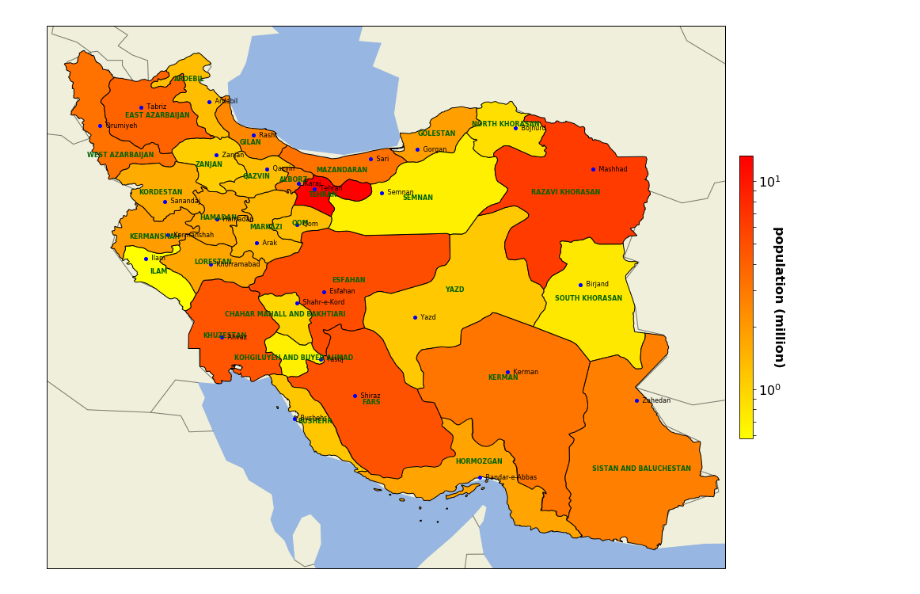
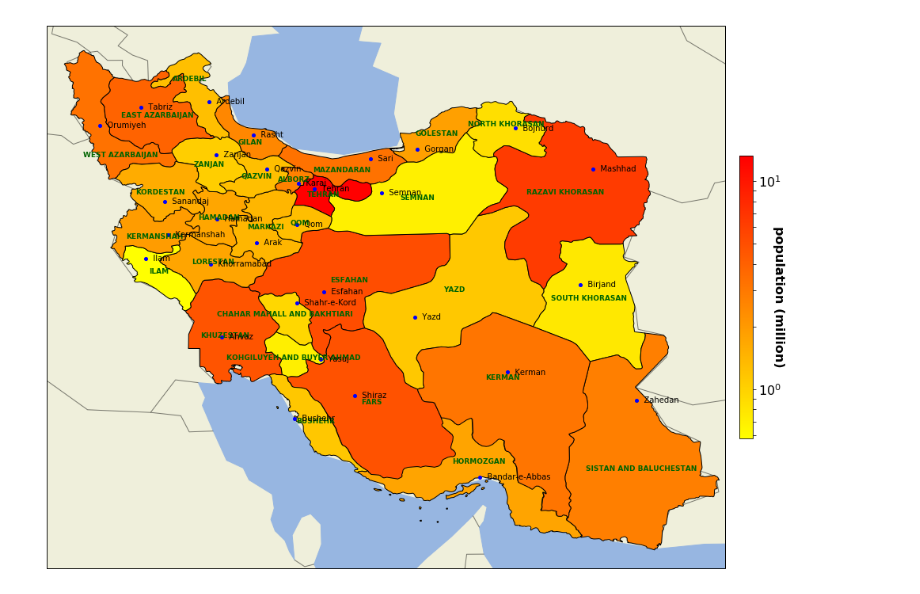
Before and after one commit to javadnoorb/iranmap, a Jupyter notebook: IranMap.ipynb, the cells around one changed output. Saved outputs shown, nothing was run; the diff lists cells and outputs as text; code cells hidden in the pictures.

```diff
--- a/IranMap.ipynb
+++ b/IranMap.ipynb
@@ -39,33 +39,33 @@ sm._A = []
 
 for province in provinces:
     if province.attributes['name'] in Capitals.index:
         provincecolor = sm.to_rgba(Capitals.loc[province.attributes['name'],'Pop-2016']/1e6)
     else:
         provincecolor = 'linen'
     ax.add_geometries(province.geometry, ccrs.PlateCarree(),
                       facecolor=provincecolor,edgecolor='black',
                       label=province.attributes['name'])
 
     pl.text(province.attributes['longitude'],
             province.attributes['latitude'],
             province.attributes['name'].upper(),
             color='darkgreen',ha='center',
-            va='center',fontsize=8,fontweight='bold')
+            va='center',fontsize=9,fontweight='bold')
 
     if province.attributes['name'] in Capitals.index:
         capital = Capitals.loc[province.attributes['name']]
 
         pl.text(capital['longitude'],
             capital['latitude'],
             '   '+capital['Capital'],
             color='black',ha='left',
-            va='center',fontsize=8)
+            va='center',fontsize=10)
 
         pl.plot(capital['longitude'],capital['latitude'],'bo',markersize=4)
 
 
 cb = pl.colorbar(sm,fraction=0.02, pad=0.02);
 cb.ax.tick_params(labelsize=16);
 cb.ax.set_ylabel('population (million)\n', rotation=270,fontsize=16,fontweight='bold');
 # %% [output]
-[figure, old version]
+[figure, new version]
```
